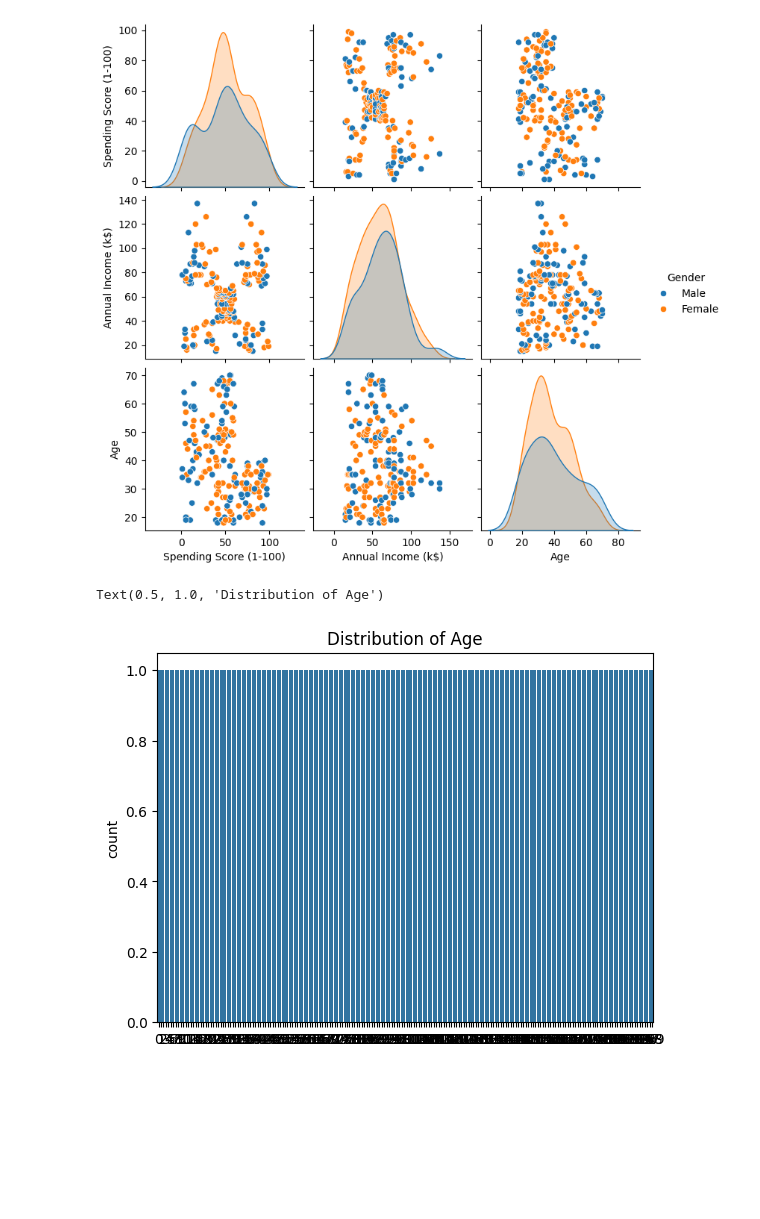
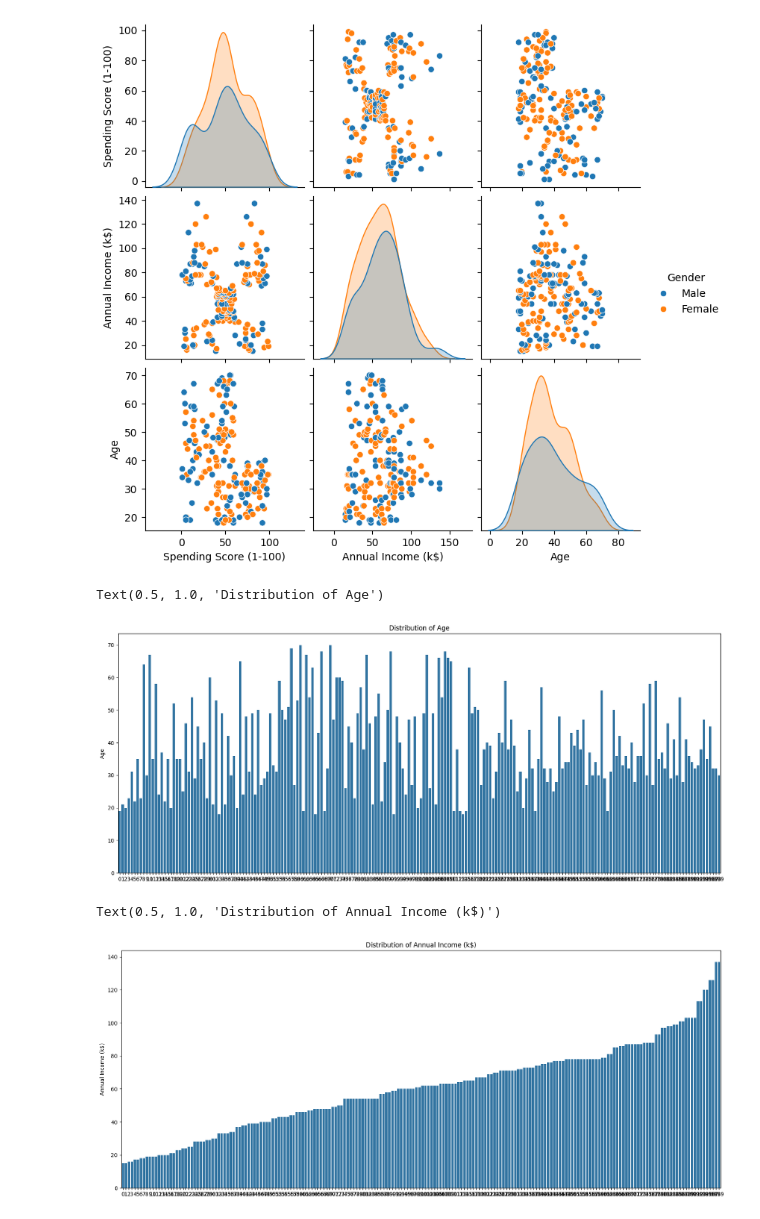
Before and after one commit to RajeevDash007/customer_segmentation_K-Means, a Jupyter notebook: code.ipynb, the cells around one changed output. Cells and saved outputs as stored; diff of their text form; code cells hidden in the pictures; blank space fills up the shorter version.

Commit message:
analysis of age, spending score and annual income

```diff
--- a/code.ipynb
+++ b/code.ipynb
@@ -125,8 +125,16 @@ sns.pairplot(data, vars= ['Spending Score (1-100)', 'Annual Income (k$)', 'Age']
 <seaborn.axisgrid.PairGrid at 0x...>
 [figure]
 # %%
-sns.countplot(data['Age'])
+plt.figure(figsize = (20,8))
+sns.barplot(data['Age'])
 plt.title("Distribution of Age")
 # %% [output]
 Text(0.5, 1.0, 'Distribution of Age')
-[figure, old version]
+[figure, new version]
+# %%
+plt.figure(figsize = (20,8))
+sns.barplot(data['Annual Income (k$)'])
+plt.title("Distribution of Annual Income (k$)")
+# %% [output]
+Text(0.5, 1.0, 'Distribution of Annual Income (k$)')
+[figure, added]
```
Also changed, not shown: parts of 2 cells of this notebook.
